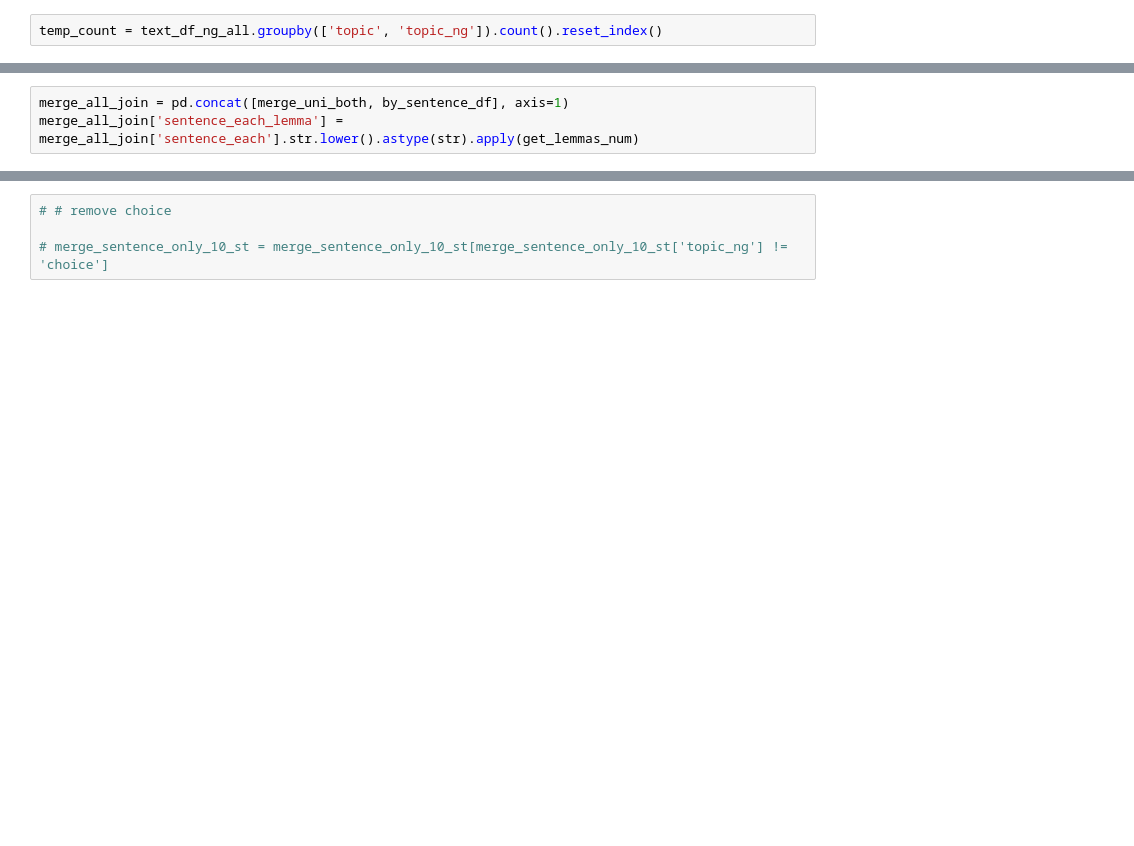
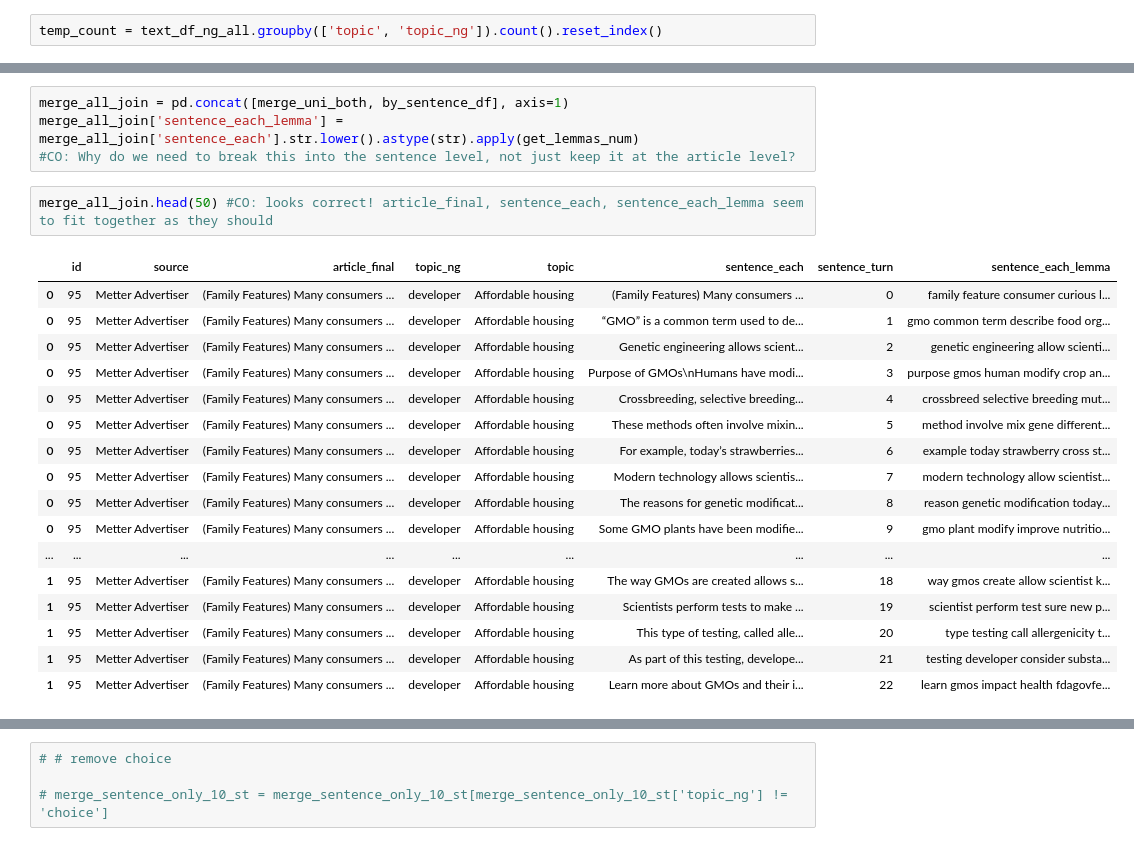
Before and after one commit to ykim71/georgia_analysis, a Jupyter notebook: (3)_Georgia_topic_analysis.ipynb, the cells around one changed output, grey strips where cells are left out. Saved outputs shown, nothing was run; the diff lists cells and outputs as text; blank space fills up the shorter version.

```diff
--- a/(3)_Georgia_topic_analysis.ipynb
+++ b/(3)_Georgia_topic_analysis.ipynb
@@ -1117,6 +1165,27 @@ by_sentence_df.index = by_sentence_df.index.get_level_values(0)
 # %%
 merge_all_join = pd.concat([merge_uni_both, by_sentence_df], axis=1)
 merge_all_join['sentence_each_lemma'] = merge_all_join['sentence_each'].str.lower().astype(str).apply(get_lemmas_num)
+#CO: Why do we need to break this into the sentence level, not just keep it at the article level?
+# %%
+merge_all_join.head(50) #CO: looks correct! article_final, sentence_each, sentence_each_lemma seem to fit together as they should
+# %% [output]
+|  | id | source | article_final | topic_ng | topic | sentence_each | sentence_turn | sentence_each_lemma |
+| 0 | 95 | Metter Advertiser | (Family Features) Many consumers ... | developer | Affordable housing | (Family Features) Many consumers ... | 0 | family feature consumer curious l... |
+| 0 | 95 | Metter Advertiser | (Family Features) Many consumers ... | developer | Affordable housing | “GMO” is a common term used to de... | 1 | gmo common term describe food org... |
+| 0 | 95 | Metter Advertiser | (Family Features) Many consumers ... | developer | Affordable housing | Genetic engineering allows scient... | 2 | genetic engineering allow scienti... |
+| 0 | 95 | Metter Advertiser | (Family Features) Many consumers ... | developer | Affordable housing | Purpose of GMOs\nHumans have modi... | 3 | purpose gmos human modify crop an... |
+| 0 | 95 | Metter Advertiser | (Family Features) Many consumers ... | developer | Affordable housing | Crossbreeding, selective breeding... | 4 | crossbreed selective breeding mut... |
+| 0 | 95 | Metter Advertiser | (Family Features) Many consumers ... | developer | Affordable housing | These methods often involve mixin... | 5 | method involve mix gene different... |
+| 0 | 95 | Metter Advertiser | (Family Features) Many consumers ... | developer | Affordable housing | For example, today’s strawberries... | 6 | example today strawberry cross st... |
+| 0 | 95 | Metter Advertiser | (Family Features) Many consumers ... | developer | Affordable housing | Modern technology allows scientis... | 7 | modern technology allow scientist... |
+| 0 | 95 | Metter Advertiser | (Family Features) Many consumers ... | developer | Affordable housing | The reasons for genetic modificat... | 8 | reason genetic modification today... |
+| 0 | 95 | Metter Advertiser | (Family Features) Many consumers ... | developer | Affordable housing | Some GMO plants have been modifie... | 9 | gmo plant modify improve nutritio... |
+| ... | ... | ... | ... | ... | ... | ... | ... | ... |
+| 1 | 95 | Metter Advertiser | (Family Features) Many consumers ... | developer | Affordable housing | The way GMOs are created allows s... | 18 | way gmos create allow scientist k... |
+| 1 | 95 | Metter Advertiser | (Family Features) Many consumers ... | developer | Affordable housing | Scientists perform tests to make ... | 19 | scientist perform test sure new p... |
+| 1 | 95 | Metter Advertiser | (Family Features) Many consumers ... | developer | Affordable housing | This type of testing, called alle... | 20 | type testing call allergenicity t... |
+| 1 | 95 | Metter Advertiser | (Family Features) Many consumers ... | developer | Affordable housing | As part of this testing, develope... | 21 | testing developer consider substa... |
+| 1 | 95 | Metter Advertiser | (Family Features) Many consumers ... | developer | Affordable housing | Learn more about GMOs and their i... | 22 | learn gmos impact health fdagovfe... |
 # %%
 merge_all_join['topic_words_YN'] = merge_all_join.apply(lambda x: x.topic_ng in x.sentence_each_lemma, axis=1)
 merge_all_join['topic_words_YN_lead'] = merge_all_join.groupby(['topic', 'topic_ng'])['topic_words_YN'].shift(-1)
```
Also changed, not shown: parts of 101 cells of this notebook.
